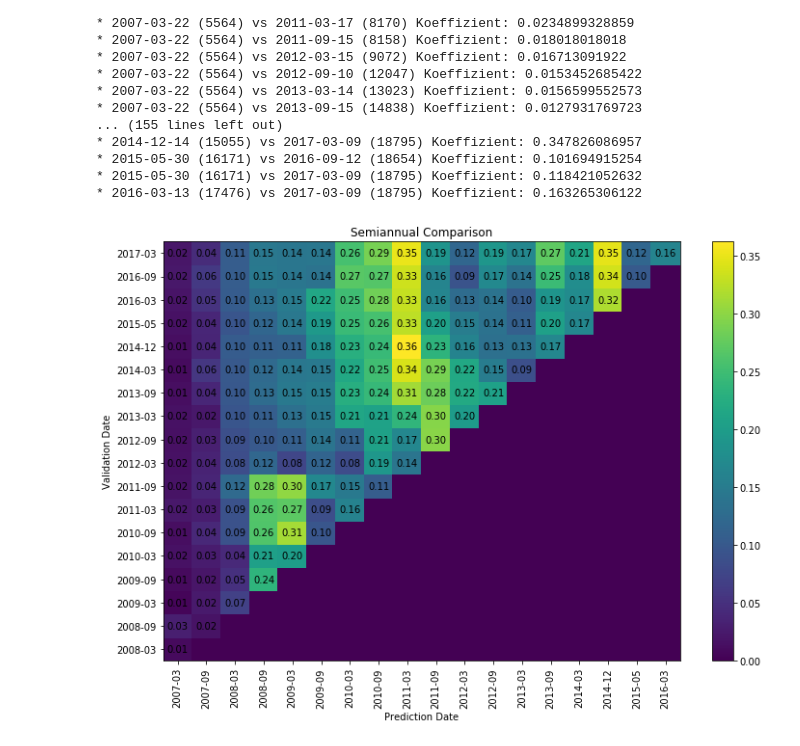
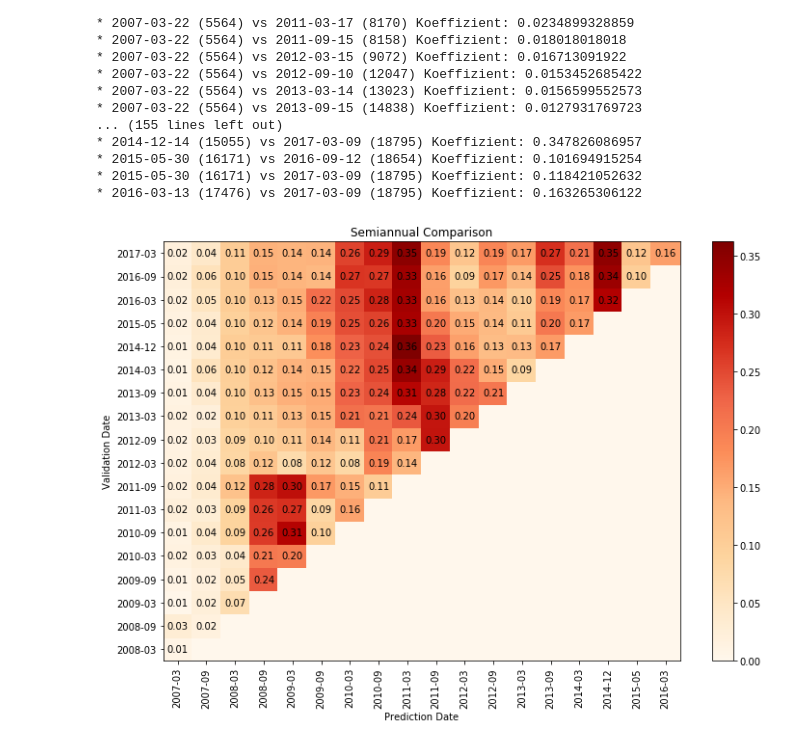
Before and after one commit to jwalden/vulture-replication, a Jupyter notebook: notebooks/Results-semiannual-regression.ipynb, the cells around one changed output. Drawn from its saved outputs; the diff is of its cells as text; code cells hidden in the pictures.

```diff
--- a/notebooks/Results-semiannual-regression.ipynb
+++ b/notebooks/Results-semiannual-regression.ipynb
@@ -246,32 +251,32 @@ z = np.zeros(shape=(len(x), len(y)))
 pred_ind = {d: i for i, d in enumerate(xlabels)}
 val_ind = {d: i for i, d in enumerate(ylabels)}
 
 for n, pred_d in enumerate(date_list_prediction):
     val_d = date_list_validation[n]
     i, j = val_ind[val_d], pred_ind[pred_d]
     z[i, j] = quotient_list.pop(0)
 
 
 fig = plt.figure(figsize=(12, 8))
 ax = fig.add_subplot(1, 1, 1)
-heatmap = ax.pcolor(z)
+heatmap = ax.pcolor(z, cmap='OrRd')
 
 for i in xrange(z.shape[0]):
     for j in xrange(z.shape[1]):
         if z[i, j] != 0:
             ax.text(j + 0.5, i + 0.5, '%.2f' % z[i, j], horizontalalignment='center', verticalalignment='center')
 
 xlabels_s = [label[:-3] for label in xlabels]
 ylabels_s = [label[:-3] for label in ylabels]
 
 plt.title('Semiannual Comparison')
 plt.xlabel('Prediction Date')
 plt.xticks([n+0.5 for n in x], xlabels_s, rotation='vertical', ha='center')
 plt.ylabel('Validation Date')
 plt.yticks([n+0.5 for n in y], ylabels_s, rotation='horizontal', ha='right')
 
 plt.colorbar(heatmap)
 plt.savefig('outputs/semiannual-comparison.pdf')
 plt.show()
 # %% [output]
-[figure, old version]
+[figure, new version]
```
Also changed, not shown: parts of 1 cell of this notebook.
